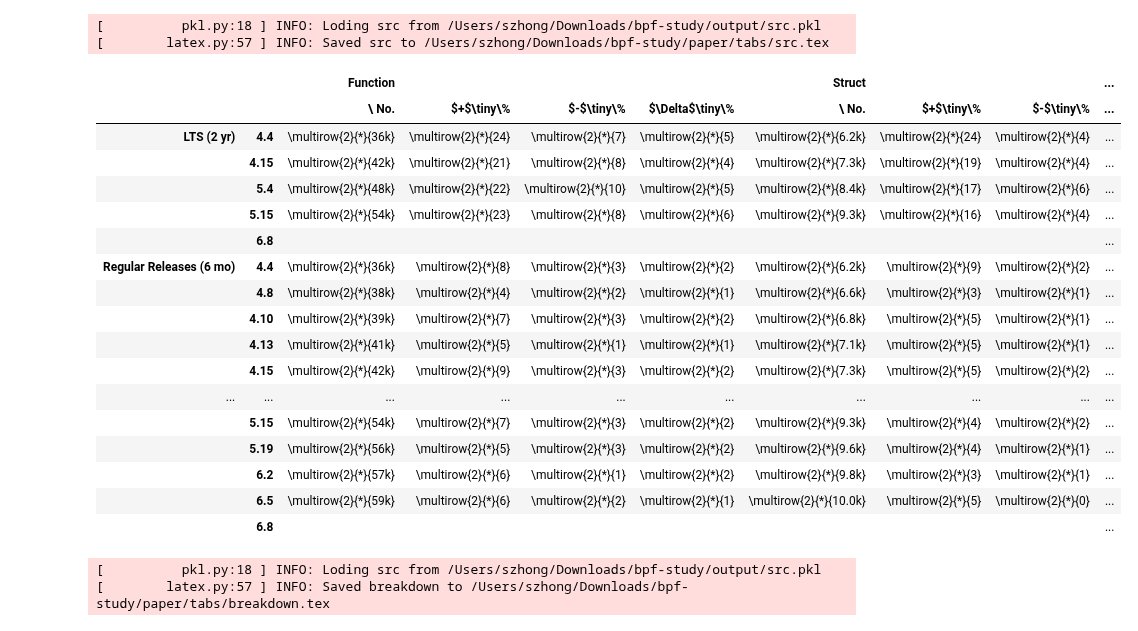
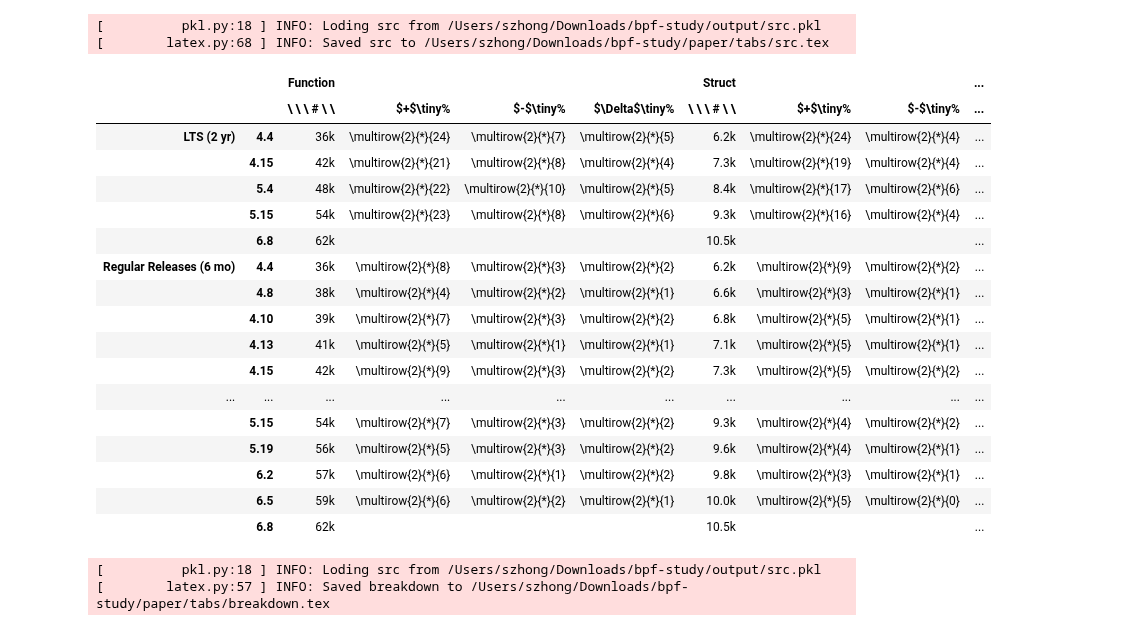
Before and after one commit to ShawnZhong/DepSurf, a Jupyter notebook: 35_src.ipynb, the cells around one changed output. Saved outputs shown, nothing was run; the diff lists cells and outputs as text; code cells hidden in the pictures.

```diff
--- a/35_src.ipynb
+++ b/35_src.ipynb
@@ -11,10 +11,10 @@ data: DiffResult = load_pkl("src")
 
 
 ISSUES = {
-    IssueEnum.OLD: r"\ No.",
-    IssueEnum.ADD: r"$+$\tiny\%",
-    IssueEnum.REMOVE: r"$-$\tiny\%",
-    IssueEnum.CHANGE: r"$\Delta$\tiny\%",
+    IssueEnum.OLD: r"\ \ \ # \ \ ",
+    IssueEnum.ADD: r"$+$\tiny%",
+    IssueEnum.REMOVE: r"$-$\tiny%",
+    IssueEnum.CHANGE: r"$\Delta$\tiny%",
 }
 
 GROUPS = {
@@ -24,6 +24,13 @@ GROUPS = {
 
 
 results = {}
+
+def format_val(kind, val):
+    if kind == DepKind.FUNC:
+        return f"{val / 1000:.0f}k"
+    elif kind == DepKind.STRUCT:
+        return f"{val / 1000:.1f}k"
+    return val
 
 for (group, pair), diffs in data.items():
     if group not in GROUPS:
@@ -37,59 +44,59 @@ for (group, pair), diffs in data.items():
 
         if key not in ISSUES.keys():
             continue
 
         display_key = ISSUES[key]
 
         if key == "Old":
             old = s
-            if kind == DepKind.FUNC:
-                s = f"{s / 1000:.0f}k"
-            elif kind == DepKind.STRUCT:
-                s = f"{s / 1000:.1f}k"
+            s = format_val(kind, s)
         else:
             if s == 0:
                 s = GRAY_DASH
             else:
                 s = f"{s / old * 100:.0f}"
-
-        s = r"\multirow{2}{*}{" + str(s) + "}"
+            s = r"\multirow{2}{*}{" + str(s) + "}"
         result[(kind, display_key)] = s
 
     v1 = group.to_str(pair.v1)
     v2 = group.to_str(pair.v2)
 
     group_name = GROUPS[group]
     results[(group_name, v1)] = result
     if pair.v2 == list(group)[-1]:
-        results[(group_name, v2)] = {k: "" for k in result.keys()}
+        result = {k: "" for k in result.keys()}
+        for (kind, key) in result.keys():
+            if key == ISSUES[IssueEnum.OLD]:
+                result[(kind, key)] = format_val(kind, diffs[kind, IssueEnum.NEW])
+        results[(group_name, v2)] = result
 
 
 df = pd.DataFrame(results).T
 
-latex = df.to_latex(multicolumn_format="c|", column_format="cc|rrrr|rrrr|rrrr|rrrr")
+latex = df.to_latex(multicolumn_format="c|", column_format=r"cc|rrrr|rrrr|rrrr|rrrr")
 save_latex(latex, "src")
 df
 # %% [output]
 [          pkl.py:18 ] INFO: Loding src from /Users/szhong/Downloads/bpf-study/output/src.pkl
-[        latex.py:57 ] INFO: Saved src to /Users/szhong/Downloads/bpf-study/paper/tabs/src.tex
+[        latex.py:68 ] INFO: Saved src to /Users/szhong/Downloads/bpf-study/paper/tabs/src.tex
 |  |  | Function |  |  |  | Struct |  |  | ... |
-|  |  | \ No. | $+$\tiny\% | $-$\tiny\% | $\Delta$\tiny\% | \ No. | $+$\tiny\% | $-$\tiny\% | ... |
-| LTS (2 yr) | 4.4 | \multirow{2}{*}{36k} | \multirow{2}{*}{24} | \multirow{2}{*}{7} | \multirow{2}{*}{5} | \multirow{2}{*}{6.2k} | \multirow{2}{*}{24} | \multirow{2}{*}{4} | ... |
-|  | 4.15 | \multirow{2}{*}{42k} | \multirow{2}{*}{21} | \multirow{2}{*}{8} | \multirow{2}{*}{4} | \multirow{2}{*}{7.3k} | \multirow{2}{*}{19} | \multirow{2}{*}{4} | ... |
-|  | 5.4 | \multirow{2}{*}{48k} | \multirow{2}{*}{22} | \multirow{2}{*}{10} | \multirow{2}{*}{5} | \multirow{2}{*}{8.4k} | \multirow{2}{*}{17} | \multirow{2}{*}{6} | ... |
-|  | 5.15 | \multirow{2}{*}{54k} | \multirow{2}{*}{23} | \multirow{2}{*}{8} | \multirow{2}{*}{6} | \multirow{2}{*}{9.3k} | \multirow{2}{*}{16} | \multirow{2}{*}{4} | ... |
-|  | 6.8 |  |  |  |  |  |  |  | ... |
-| Regular Releases (6 mo) | 4.4 | \multirow{2}{*}{36k} | \multirow{2}{*}{8} | \multirow{2}{*}{3} | \multirow{2}{*}{2} | \multirow{2}{*}{6.2k} | \multirow{2}{*}{9} | \multirow{2}{*}{2} | ... |
-|  | 4.8 | \multirow{2}{*}{38k} | \multirow{2}{*}{4} | \multirow{2}{*}{2} | \multirow{2}{*}{1} | \multirow{2}{*}{6.6k} | \multirow{2}{*}{3} | \multirow{2}{*}{1} | ... |
-|  | 4.10 | \multirow{2}{*}{39k} | \multirow{2}{*}{7} | \multirow{2}{*}{3} | \multirow{2}{*}{2} | \multirow{2}{*}{6.8k} | \multirow{2}{*}{5} | \multirow{2}{*}{1} | ... |
-|  | 4.13 | \multirow{2}{*}{41k} | \multirow{2}{*}{5} | \multirow{2}{*}{1} | \multirow{2}{*}{1} | \multirow{2}{*}{7.1k} | \multirow{2}{*}{5} | \multirow{2}{*}{1} | ... |
-|  | 4.15 | \multirow{2}{*}{42k} | \multirow{2}{*}{9} | \multirow{2}{*}{3} | \multirow{2}{*}{2} | \multirow{2}{*}{7.3k} | \multirow{2}{*}{5} | \multirow{2}{*}{2} | ... |
+|  |  | \ \ \ # \ \ | $+$\tiny% | $-$\tiny% | $\Delta$\tiny% | \ \ \ # \ \ | $+$\tiny% | $-$\tiny% | ... |
+| LTS (2 yr) | 4.4 | 36k | \multirow{2}{*}{24} | \multirow{2}{*}{7} | \multirow{2}{*}{5} | 6.2k | \multirow{2}{*}{24} | \multirow{2}{*}{4} | ... |
+|  | 4.15 | 42k | \multirow{2}{*}{21} | \multirow{2}{*}{8} | \multirow{2}{*}{4} | 7.3k | \multirow{2}{*}{19} | \multirow{2}{*}{4} | ... |
+|  | 5.4 | 48k | \multirow{2}{*}{22} | \multirow{2}{*}{10} | \multirow{2}{*}{5} | 8.4k | \multirow{2}{*}{17} | \multirow{2}{*}{6} | ... |
+|  | 5.15 | 54k | \multirow{2}{*}{23} | \multirow{2}{*}{8} | \multirow{2}{*}{6} | 9.3k | \multirow{2}{*}{16} | \multirow{2}{*}{4} | ... |
+|  | 6.8 | 62k |  |  |  | 10.5k |  |  | ... |
+| Regular Releases (6 mo) | 4.4 | 36k | \multirow{2}{*}{8} | \multirow{2}{*}{3} | \multirow{2}{*}{2} | 6.2k | \multirow{2}{*}{9} | \multirow{2}{*}{2} | ... |
+|  | 4.8 | 38k | \multirow{2}{*}{4} | \multirow{2}{*}{2} | \multirow{2}{*}{1} | 6.6k | \multirow{2}{*}{3} | \multirow{2}{*}{1} | ... |
+|  | 4.10 | 39k | \multirow{2}{*}{7} | \multirow{2}{*}{3} | \multirow{2}{*}{2} | 6.8k | \multirow{2}{*}{5} | \multirow{2}{*}{1} | ... |
+|  | 4.13 | 41k | \multirow{2}{*}{5} | \multirow{2}{*}{1} | \multirow{2}{*}{1} | 7.1k | \multirow{2}{*}{5} | \multirow{2}{*}{1} | ... |
+|  | 4.15 | 42k | \multirow{2}{*}{9} | \multirow{2}{*}{3} | \multirow{2}{*}{2} | 7.3k | \multirow{2}{*}{5} | \multirow{2}{*}{2} | ... |
 | ... | ... | ... | ... | ... | ... | ... | ... | ... | ... |
-|  | 5.15 | \multirow{2}{*}{54k} | \multirow{2}{*}{7} | \multirow{2}{*}{3} | \multirow{2}{*}{2} | \multirow{2}{*}{9.3k} | \multirow{2}{*}{4} | \multirow{2}{*}{2} | ... |
-|  | 5.19 | \multirow{2}{*}{56k} | \multirow{2}{*}{5} | \multirow{2}{*}{3} | \multirow{2}{*}{2} | \multirow{2}{*}{9.6k} | \multirow{2}{*}{4} | \multirow{2}{*}{1} | ... |
-|  | 6.2 | \multirow{2}{*}{57k} | \multirow{2}{*}{6} | \multirow{2}{*}{1} | \multirow{2}{*}{2} | \multirow{2}{*}{9.8k} | \multirow{2}{*}{3} | \multirow{2}{*}{1} | ... |
-|  | 6.5 | \multirow{2}{*}{59k} | \multirow{2}{*}{6} | \multirow{2}{*}{2} | \multirow{2}{*}{1} | \multirow{2}{*}{10.0k} | \multirow{2}{*}{5} | \multirow{2}{*}{0} | ... |
-|  | 6.8 |  |  |  |  |  |  |  | ... |
+|  | 5.15 | 54k | \multirow{2}{*}{7} | \multirow{2}{*}{3} | \multirow{2}{*}{2} | 9.3k | \multirow{2}{*}{4} | \multirow{2}{*}{2} | ... |
+|  | 5.19 | 56k | \multirow{2}{*}{5} | \multirow{2}{*}{3} | \multirow{2}{*}{2} | 9.6k | \multirow{2}{*}{4} | \multirow{2}{*}{1} | ... |
+|  | 6.2 | 57k | \multirow{2}{*}{6} | \multirow{2}{*}{1} | \multirow{2}{*}{2} | 9.8k | \multirow{2}{*}{3} | \multirow{2}{*}{1} | ... |
+|  | 6.5 | 59k | \multirow{2}{*}{6} | \multirow{2}{*}{2} | \multirow{2}{*}{1} | 10.0k | \multirow{2}{*}{5} | \multirow{2}{*}{0} | ... |
+|  | 6.8 | 62k |  |  |  | 10.5k |  |  | ... |
 # %%
 import pandas as pd
 
```
Also changed, not shown: 3 other files.
